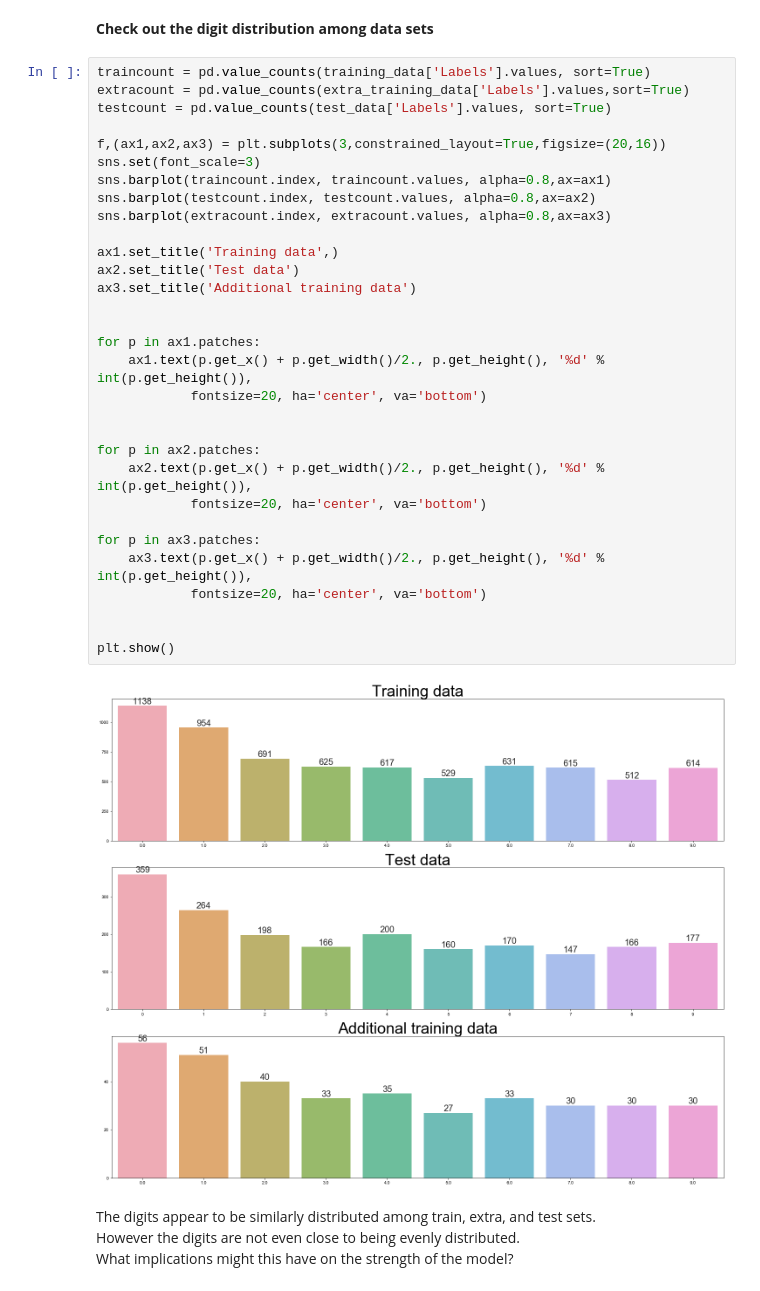
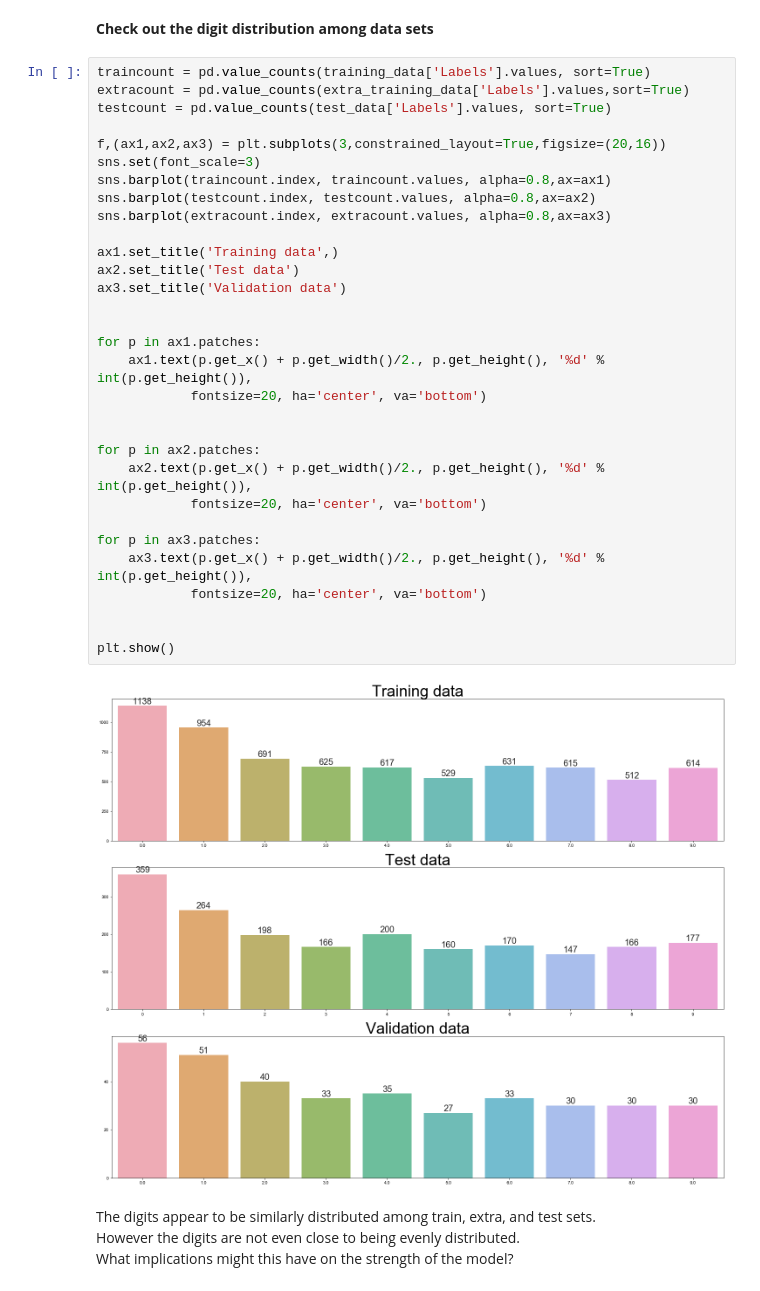
Before and after one commit to KatieBSC/Bootcamp, a Jupyter notebook: Logistic Regression Reclassed.ipynb, the cells around one changed output. Cells and saved outputs as stored; diff of their text form.

```diff
--- a/Logistic Regression Reclassed.ipynb
+++ b/Logistic Regression Reclassed.ipynb
@@ -46,35 +46,35 @@ training_data, extra_training_data = train_test_split(training_data, test_size=0
 traincount = pd.value_counts(training_data['Labels'].values, sort=True)
 extracount = pd.value_counts(extra_training_data['Labels'].values,sort=True)
 testcount = pd.value_counts(test_data['Labels'].values, sort=True)
 
 f,(ax1,ax2,ax3) = plt.subplots(3,constrained_layout=True,figsize=(20,16))
 sns.set(font_scale=3)
 sns.barplot(traincount.index, traincount.values, alpha=0.8,ax=ax1)
 sns.barplot(testcount.index, testcount.values, alpha=0.8,ax=ax2)
 sns.barplot(extracount.index, extracount.values, alpha=0.8,ax=ax3)
 
 ax1.set_title('Training data',)
 ax2.set_title('Test data')
-ax3.set_title('Additional training data')
+ax3.set_title('Validation data')
 
 
 for p in ax1.patches:
     ax1.text(p.get_x() + p.get_width()/2., p.get_height(), '%d' % int(p.get_height()),
             fontsize=20, ha='center', va='bottom')
 
 
 for p in ax2.patches:
     ax2.text(p.get_x() + p.get_width()/2., p.get_height(), '%d' % int(p.get_height()),
             fontsize=20, ha='center', va='bottom')
 
 for p in ax3.patches:
     ax3.text(p.get_x() + p.get_width()/2., p.get_height(), '%d' % int(p.get_height()),
             fontsize=20, ha='center', va='bottom')
 
 
 plt.show()
 # %% [output]
-[figure, old version]
+[figure, new version]
 # %% [markdown]
 The digits appear to be similarly distributed among train, extra, and test sets. <br/> However the digits are not even close to being evenly distributed. <br/> What implications might this have on the strength of the model?
 # %% [markdown]
```
Also changed, not shown: parts of 21 cells of this notebook.
